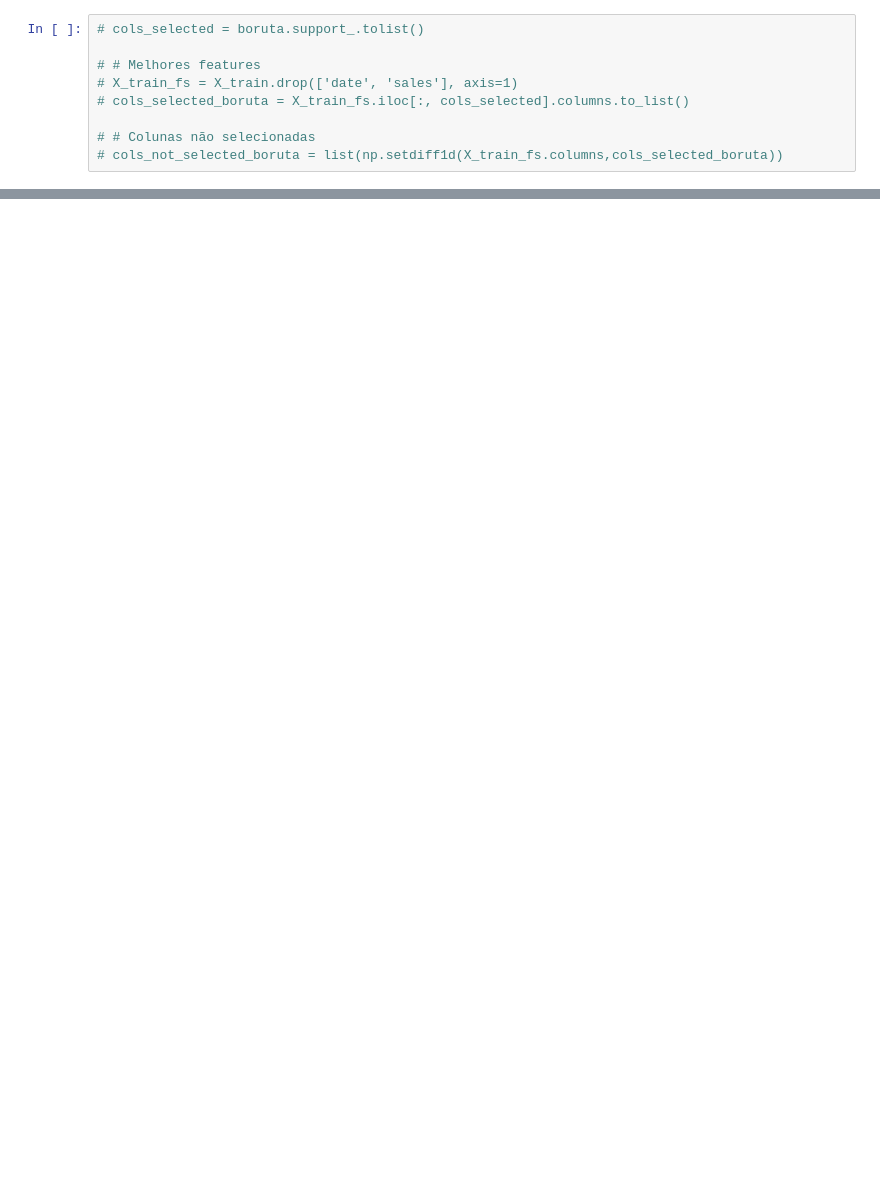
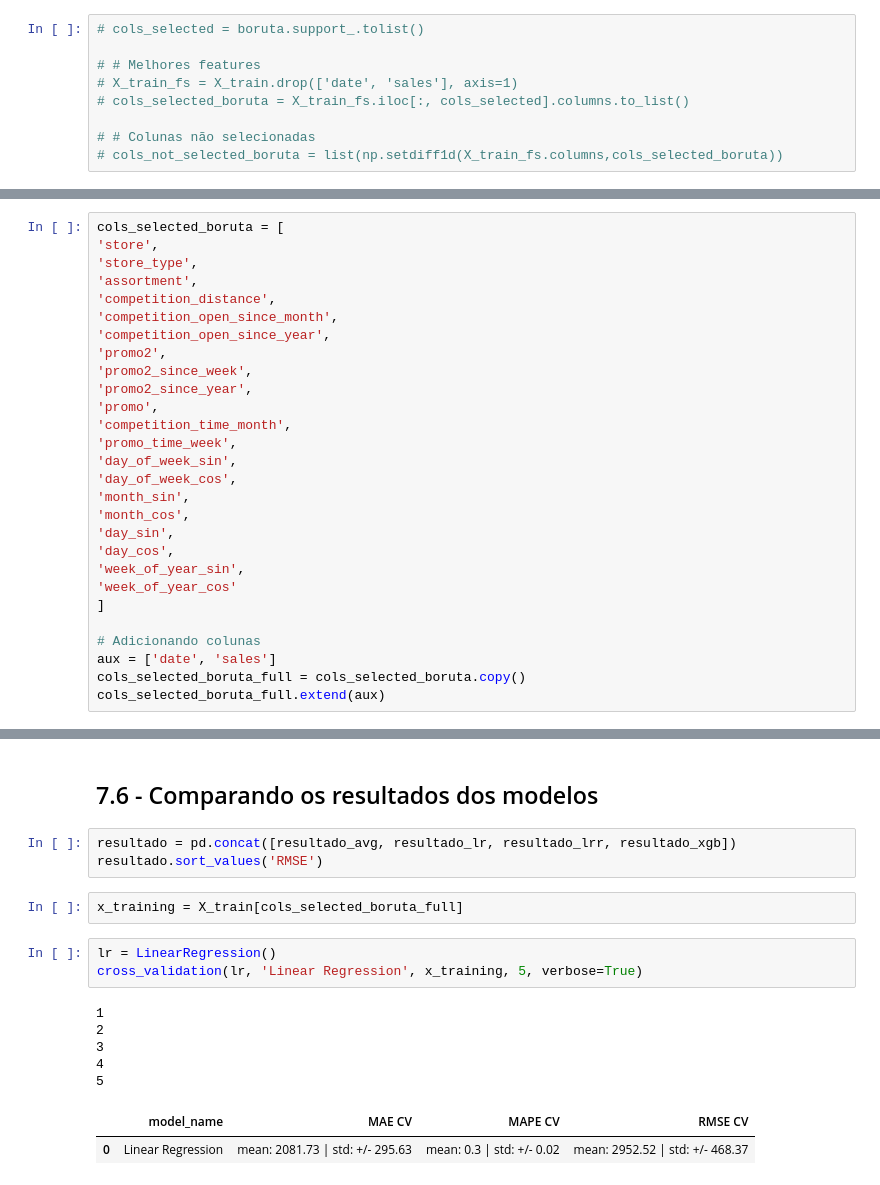
Before and after one commit to jhonatanmarques92/rossmann_sales_prediction, a Jupyter notebook: modulo_7_store_sales_prediction.ipynb, the cells around one changed output, grey strips where cells are left out. Saved outputs shown, nothing was run; the diff lists cells and outputs as text; blank space fills up the shorter version.

Commit message:
Criado funcao cross validation

```diff
--- a/modulo_7_store_sales_prediction.ipynb
+++ b/modulo_7_store_sales_prediction.ipynb
@@ -878,0 +900,28 @@ final_cols_selected.extend(aux)
+# %%
+cols_selected_boruta = [
+'store',
+'store_type',
+'assortment',
+'competition_distance',
+'competition_open_since_month',
+'competition_open_since_year',
+'promo2',
+'promo2_since_week',
+'promo2_since_year',
+'promo',
+'competition_time_month',
+'promo_time_week',
+'day_of_week_sin',
+'day_of_week_cos',
+'month_sin',
+'month_cos',
+'day_sin',
+'day_cos',
+'week_of_year_sin',
+'week_of_year_cos'
+]
+
+# Adicionando colunas
+aux = ['date', 'sales']
+cols_selected_boruta_full = cols_selected_boruta.copy()
+cols_selected_boruta_full.extend(aux)
@@ -878,0 +1010,18 @@ final_cols_selected.extend(aux)
+# %% [markdown]
+## 7.6 - Comparando os resultados dos modelos
+# %%
+resultado = pd.concat([resultado_avg, resultado_lr, resultado_lrr, resultado_xgb])
+resultado.sort_values('RMSE')
+# %%
+x_training = X_train[cols_selected_boruta_full]
+# %%
+lr = LinearRegression()
+cross_validation(lr, 'Linear Regression', x_training, 5, verbose=True)
+# %% [output]
+1
+2
+3
+4
+5
+|  | model_name | MAE CV | MAPE CV | RMSE CV |
+| 0 | Linear Regression | mean: 2081.73 | std: +/- 295.63 | mean: 0.3 | std: +/- 0.02 | mean: 2952.52 | std: +/- 468.37 |
```
Also changed, not shown: parts of 19 cells of this notebook.
